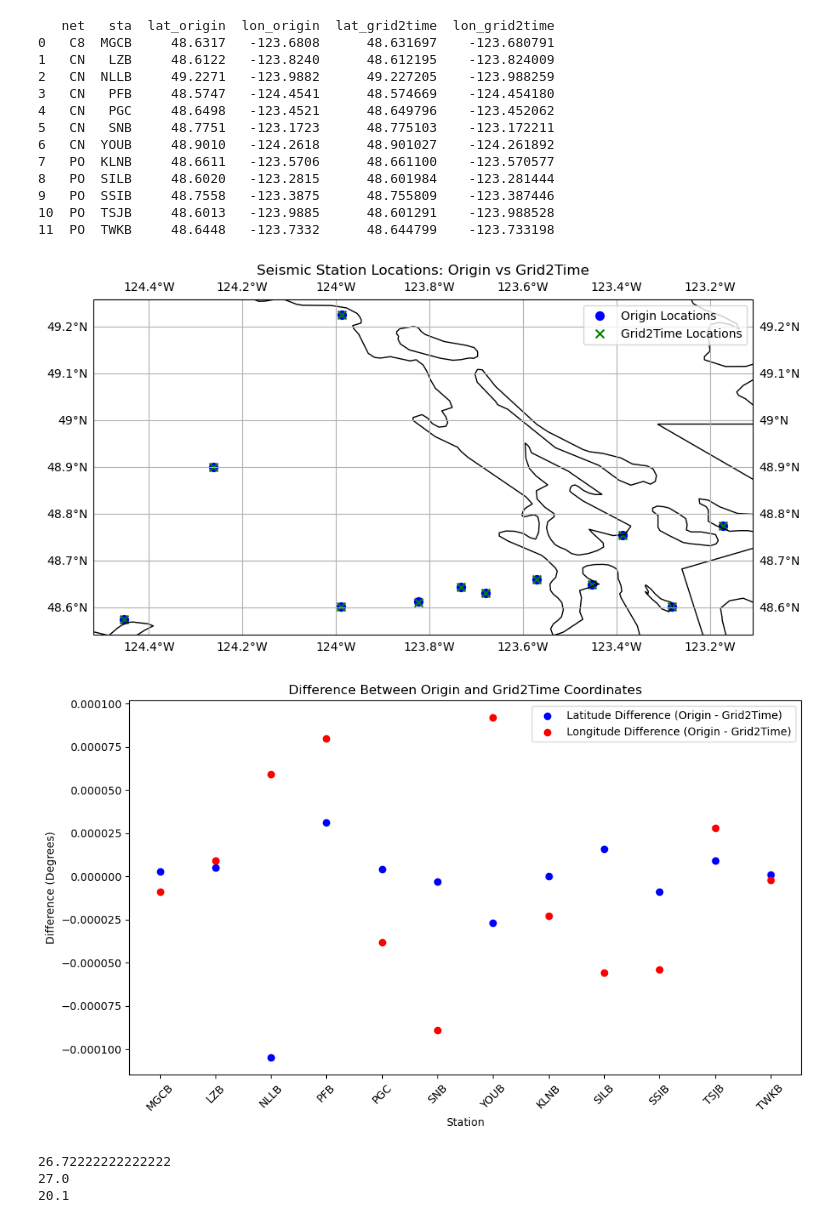
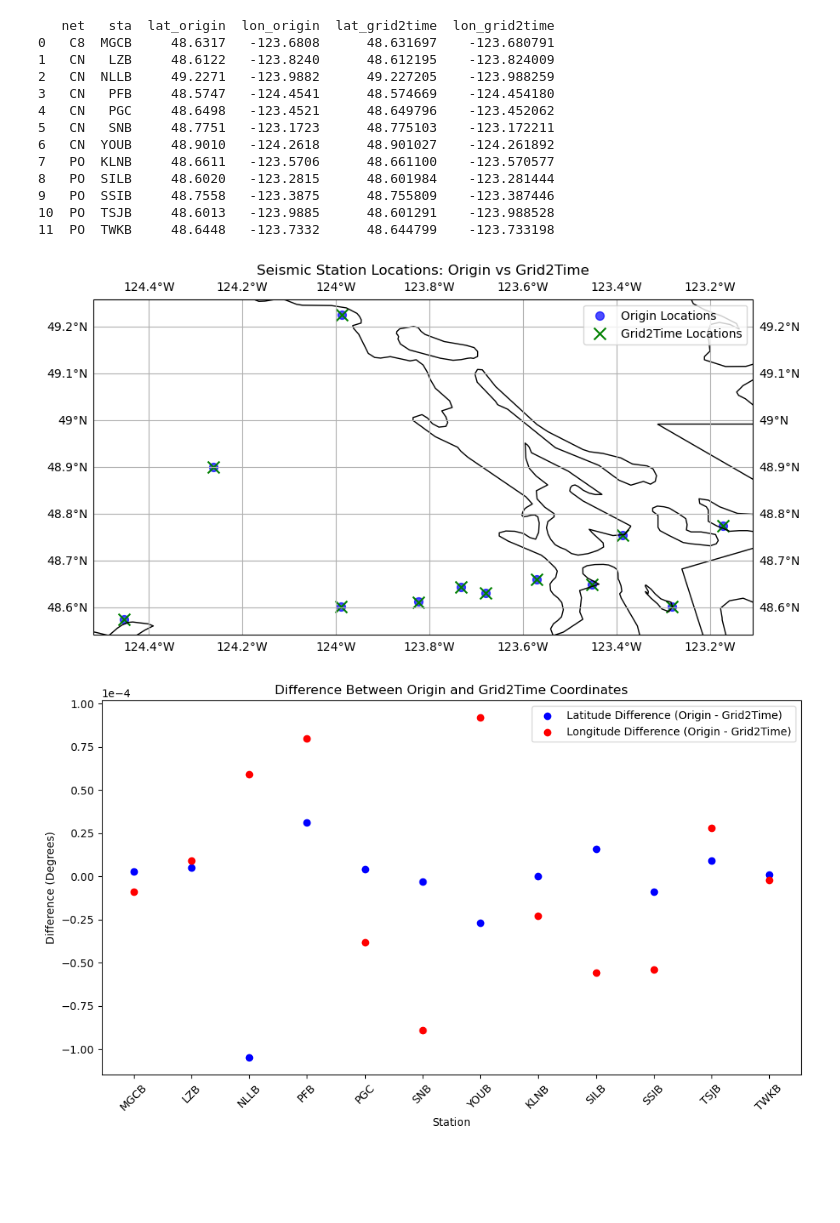
Before and after one commit to papinlois/sw4, a Jupyter notebook: project/NonLinLoc/Grids_Verifications.ipynb, the cells around one changed output. Saved outputs shown, nothing was run; the diff lists cells and outputs as text; code cells hidden in the pictures; blank space fills up the shorter version.

```diff
--- a/project/NonLinLoc/Grids_Verifications.ipynb
+++ b/project/NonLinLoc/Grids_Verifications.ipynb
@@ -155,17 +158,17 @@ import matplotlib.pyplot as plt
 import cartopy.crs as ccrs
 import cartopy.feature as cfeature
 
-# Create a figure with Cartopy's PlateCarree projection
+# Create a figure to compare both coordinates: original and projected
 fig = plt.figure(figsize=(10, 8))
 ax = plt.axes(projection=ccrs.PlateCarree())
 ax.coastlines(resolution='10m')
 ax.add_feature(cfeature.BORDERS)
 # Plot origin locations (lat_origin, lon_origin) as blue circles
 ax.scatter(merged_df['lon_origin'], merged_df['lat_origin'], color='blue', label='Origin Locations',
-           s=50, marker='o', transform=ccrs.PlateCarree())
+           s=50, marker='o', alpha=0.7)
 # Plot grid2time locations (lat_grid2time, lon_grid2time) as green x's
 ax.scatter(merged_df['lon_grid2time'], merged_df['lat_grid2time'], color='green', label='Grid2Time Locations',
-           s=50, marker='x', transform=ccrs.PlateCarree())
+           s=100, marker='x')
 plt.legend()
 plt.title('Seismic Station Locations: Origin vs Grid2Time')
 plt.xlabel('Longitude')
@@ -173,37 +176,28 @@ plt.ylabel('Latitude')
 ax.gridlines(draw_labels=True)
 plt.show()
 # %% [output]
-[figure, old version]
+[figure, new version]
 # %%
-import numpy as np
+import matplotlib.pyplot as plt
+import matplotlib.ticker as mticker
 
 # Calculate differences for latitude and longitude
 lat_diff = merged_df['lat_origin'] - merged_df['lat_grid2time']
 lon_diff = merged_df['lon_origin'] - merged_df['lon_grid2time']
 
 # Create a scatter plot
 plt.figure(figsize=(10, 6))
 plt.scatter(merged_df['sta'], lat_diff, color='blue', label='Latitude Difference (Origin - Grid2Time)')
 plt.scatter(merged_df['sta'], lon_diff, color='red', label='Longitude Difference (Origin - Grid2Time)')
-
-# Add labels and title
 plt.xlabel('Station')
 plt.ylabel('Difference (Degrees)')
 plt.title('Difference Between Origin and Grid2Time Coordinates')
 plt.legend()
-
-# Show the plot
-plt.xticks(rotation=45)  # Rotate station names for better readability
+plt.xticks(rotation=45)
+ax = plt.gca()
+ax.yaxis.set_major_formatter(mticker.ScalarFormatter())
+ax.ticklabel_format(style='sci', axis='y', scilimits=(0, 0))
 plt.tight_layout()
-
 plt.show()
 # %% [output]
-[figure, old version]
+[figure, new version]
-# %%
-print(481/18)
-print(459/17)
-print(201/10)
-# %% [output]
-26.72222222222222
-27.0
-20.1
```
Also changed, not shown: parts of 12 cells of this notebook.
